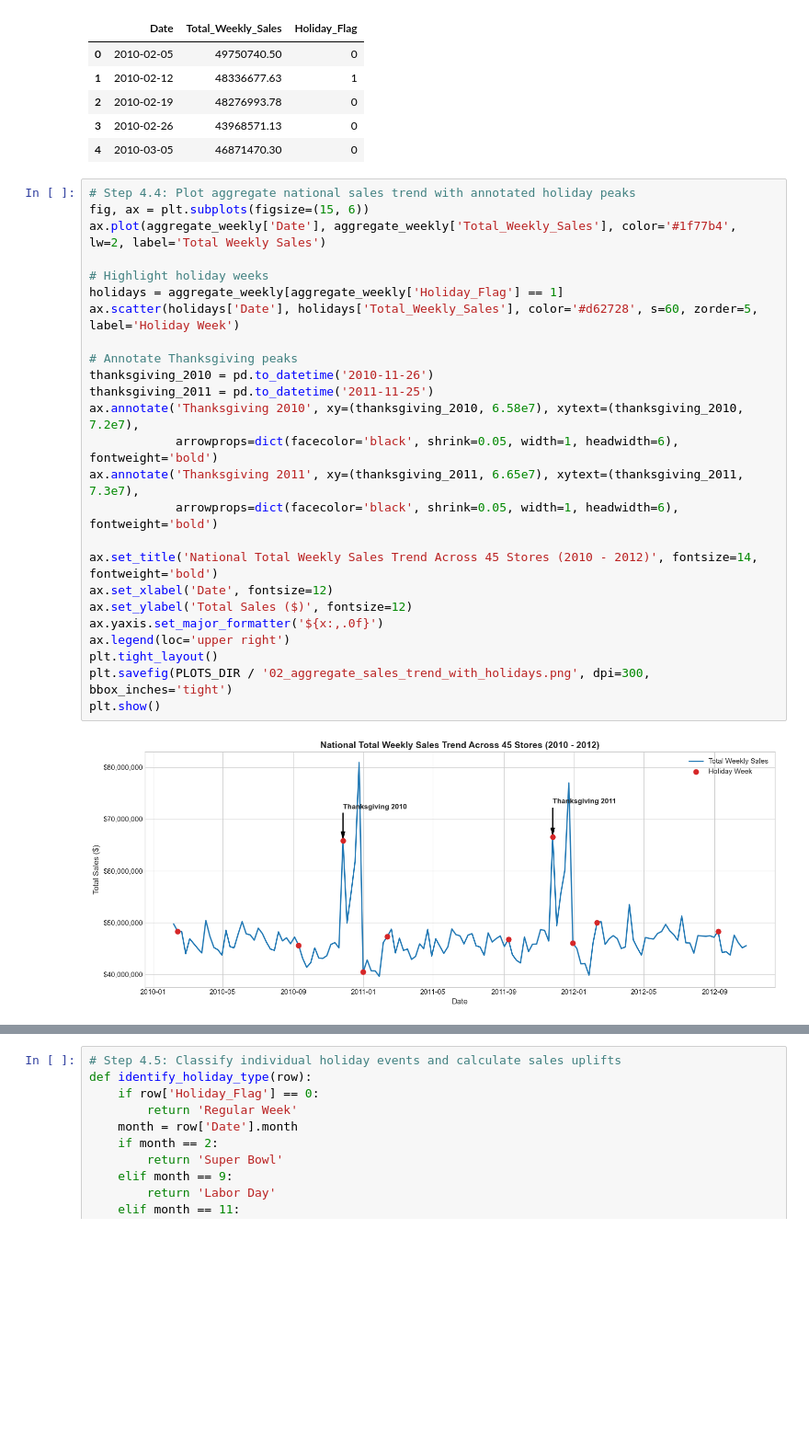
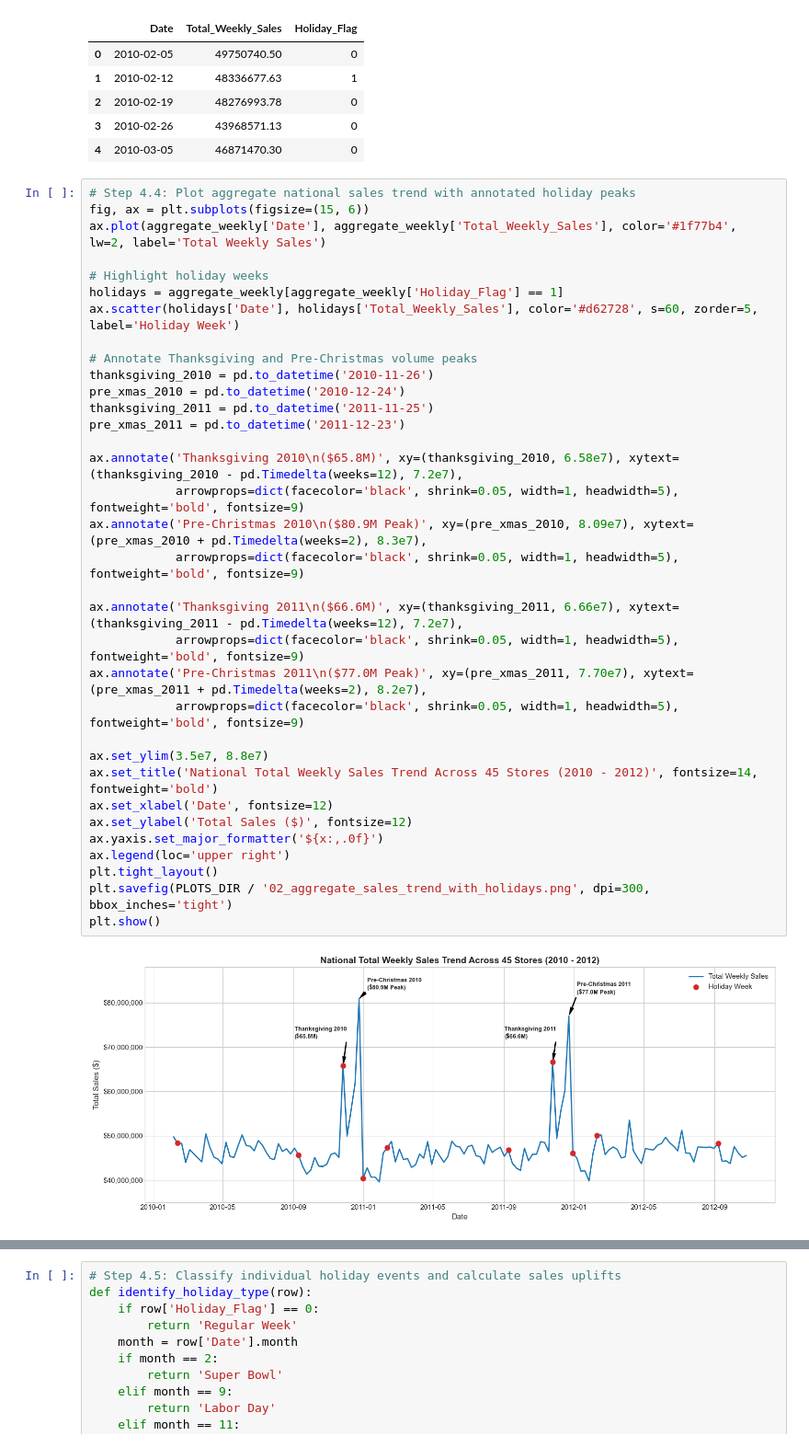
Before and after one commit to AmanBanik/capstone_DSAI_IITI, a Jupyter notebook: capstone_1_walmart/notebooks/01_walmart_sales_forecasting.ipynb, the cells around one changed output, grey strips where cells are left out. Shown at 92% size. Drawn from its saved outputs; the diff is of its cells as text; blank space fills up the shorter version.

```diff
--- a/capstone_1_walmart/notebooks/01_walmart_sales_forecasting.ipynb
+++ b/capstone_1_walmart/notebooks/01_walmart_sales_forecasting.ipynb
@@ -213,30 +213,39 @@ aggregate_weekly.head()
 # %%
 # Step 4.4: Plot aggregate national sales trend with annotated holiday peaks
 fig, ax = plt.subplots(figsize=(15, 6))
 ax.plot(aggregate_weekly['Date'], aggregate_weekly['Total_Weekly_Sales'], color='#1f77b4', lw=2, label='Total Weekly Sales')
 
 # Highlight holiday weeks
 holidays = aggregate_weekly[aggregate_weekly['Holiday_Flag'] == 1]
 ax.scatter(holidays['Date'], holidays['Total_Weekly_Sales'], color='#d62728', s=60, zorder=5, label='Holiday Week')
 
-# Annotate Thanksgiving peaks
+# Annotate Thanksgiving and Pre-Christmas volume peaks
 thanksgiving_2010 = pd.to_datetime('2010-11-26')
+pre_xmas_2010 = pd.to_datetime('2010-12-24')
 thanksgiving_2011 = pd.to_datetime('2011-11-25')
-ax.annotate('Thanksgiving 2010', xy=(thanksgiving_2010, 6.58e7), xytext=(thanksgiving_2010, 7.2e7),
-            arrowprops=dict(facecolor='black', shrink=0.05, width=1, headwidth=6), fontweight='bold')
-ax.annotate('Thanksgiving 2011', xy=(thanksgiving_2011, 6.65e7), xytext=(thanksgiving_2011, 7.3e7),
-            arrowprops=dict(facecolor='black', shrink=0.05, width=1, headwidth=6), fontweight='bold')
+pre_xmas_2011 = pd.to_datetime('2011-12-23')
 
+ax.annotate('Thanksgiving 2010\n($65.8M)', xy=(thanksgiving_2010, 6.58e7), xytext=(thanksgiving_2010 - pd.Timedelta(weeks=12), 7.2e7),
+            arrowprops=dict(facecolor='black', shrink=0.05, width=1, headwidth=5), fontweight='bold', fontsize=9)
+ax.annotate('Pre-Christmas 2010\n($80.9M Peak)', xy=(pre_xmas_2010, 8.09e7), xytext=(pre_xmas_2010 + pd.Timedelta(weeks=2), 8.3e7),
+            arrowprops=dict(facecolor='black', shrink=0.05, width=1, headwidth=5), fontweight='bold', fontsize=9)
+
+ax.annotate('Thanksgiving 2011\n($66.6M)', xy=(thanksgiving_2011, 6.66e7), xytext=(thanksgiving_2011 - pd.Timedelta(weeks=12), 7.2e7),
+            arrowprops=dict(facecolor='black', shrink=0.05, width=1, headwidth=5), fontweight='bold', fontsize=9)
+ax.annotate('Pre-Christmas 2011\n($77.0M Peak)', xy=(pre_xmas_2011, 7.70e7), xytext=(pre_xmas_2011 + pd.Timedelta(weeks=2), 8.2e7),
+            arrowprops=dict(facecolor='black', shrink=0.05, width=1, headwidth=5), fontweight='bold', fontsize=9)
+
+ax.set_ylim(3.5e7, 8.8e7)
 ax.set_title('National Total Weekly Sales Trend Across 45 Stores (2010 - 2012)', fontsize=14, fontweight='bold')
 ax.set_xlabel('Date', fontsize=12)
 ax.set_ylabel('Total Sales ($)', fontsize=12)
 ax.yaxis.set_major_formatter('${x:,.0f}')
 ax.legend(loc='upper right')
 plt.tight_layout()
 plt.savefig(PLOTS_DIR / '02_aggregate_sales_trend_with_holidays.png', dpi=300, bbox_inches='tight')
 plt.show()
 # %% [output]
-[figure, old version]
+[figure, new version]
 # %% [markdown]
 ### Interpretation: Annual Trend & Seasonal Surge Analysis
 - National sales demonstrate strong recurring annual periodicity.
```
Also changed, not shown: parts of 14 cells of this notebook, 7 other files.
